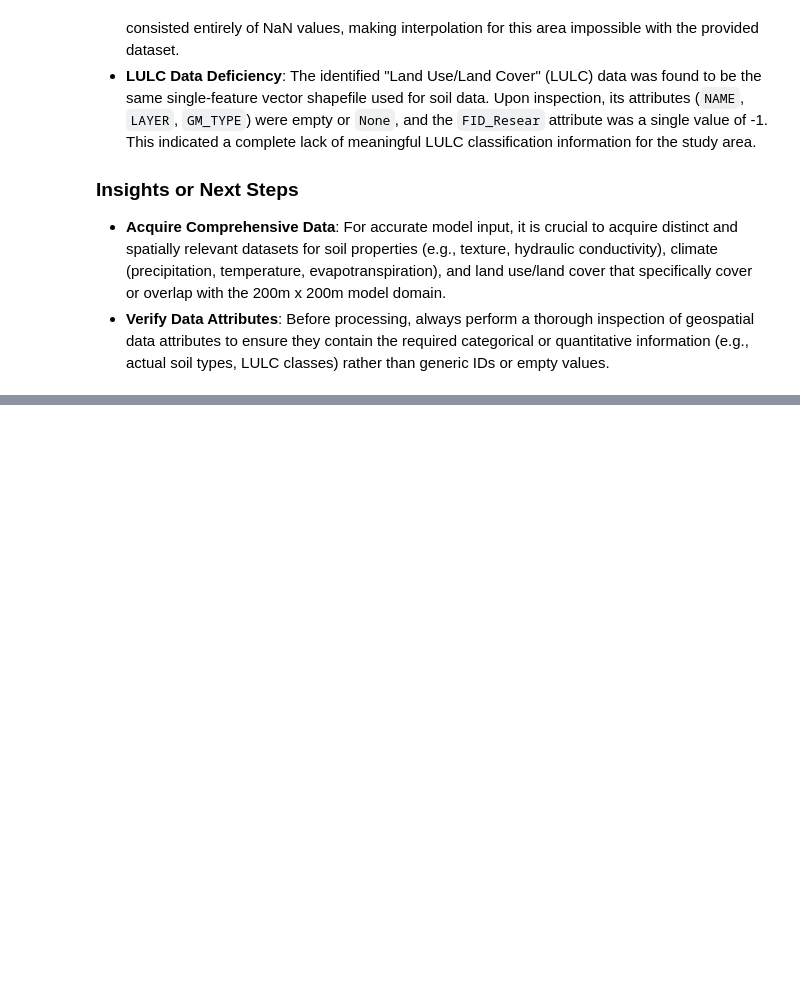
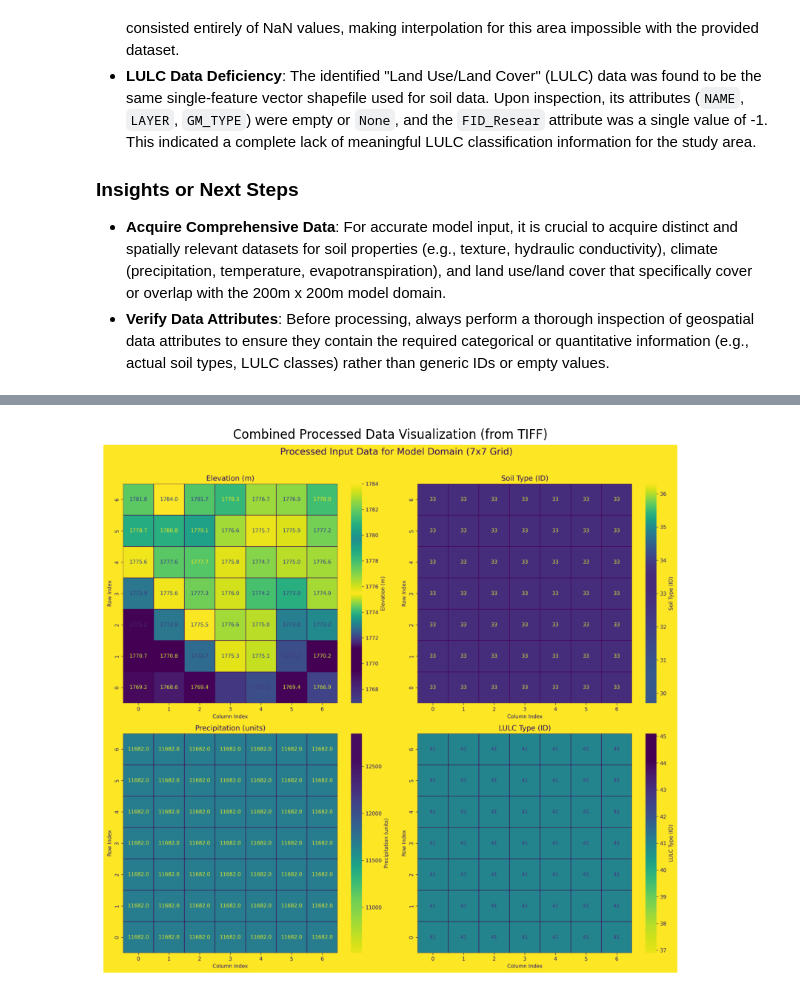
Before and after one commit to abduhydro/Abdu-Model, a Jupyter notebook: Copy_of_notebookeecd91b986.ipynb, the cells around one changed output, grey strips where cells are left out. Cells and saved outputs as stored; diff of their text form; code cells hidden in the pictures; blank space fills up the shorter version.

```diff
--- a/Copy_of_notebookeecd91b986.ipynb
+++ b/Copy_of_notebookeecd91b986.ipynb
@@ -6293,0 +7851,28 @@ Series([], Name: count, dtype: int64)
+# %%
+import matplotlib.pyplot as plt
+import rasterio
+import os
+
+output_dir_viz = '/content/visualizations'
+output_tiff_path = os.path.join(output_dir_viz, 'all_processed_data_visualization.tiff')
+
+if os.path.exists(output_tiff_path):
+    try:
+        with rasterio.open(output_tiff_path) as src:
+            # Read the image data (assuming it's a single band image for simplicity here)
+            # If it were RGB, you'd read all bands: img = src.read()
+            img = src.read(1) # Read the first band
+
+            plt.figure(figsize=(10, 10))
+            plt.imshow(img, cmap='viridis') # Using viridis as a default, adjust if needed
+            plt.title('Combined Processed Data Visualization (from TIFF)')
+            plt.axis('off') # Hide axes for a cleaner image display
+            plt.show()
+            print(f"Successfully opened and displayed '{output_tiff_path}'.")
+
+    except Exception as e:
+        print(f"Error opening or displaying TIFF file: {e}")
+else:
+    print(f"Error: TIFF visualization file not found at '{output_tiff_path}'. Please ensure it was saved correctly.")
+# %% [output]
+[figure, added]
```
Also changed, not shown: parts of 64 cells of this notebook.
